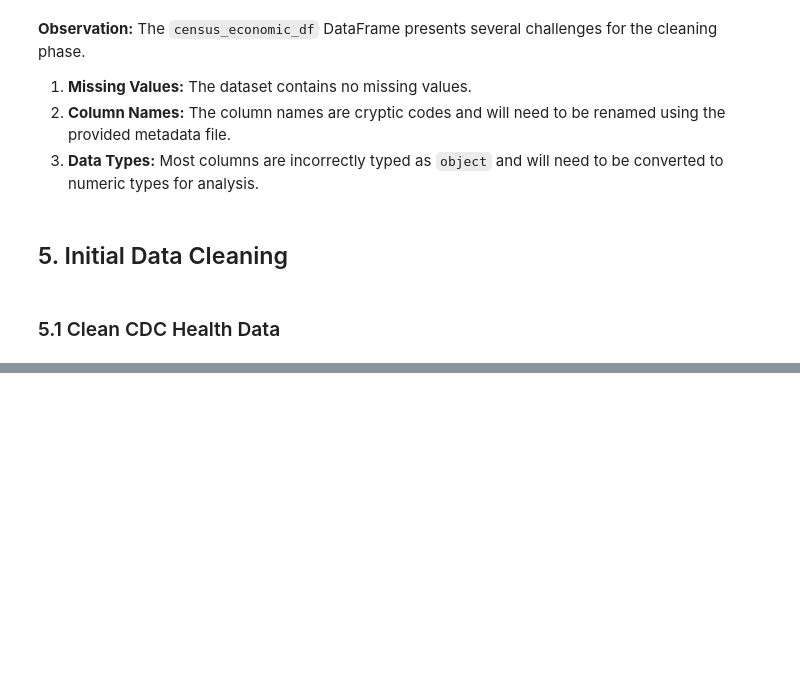
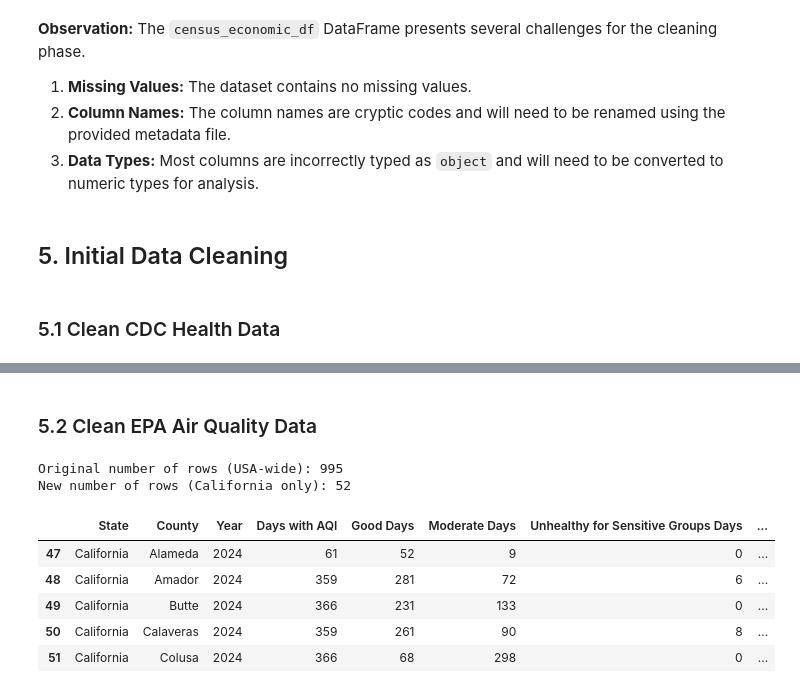
Before and after one commit to shilpa-kannan-11/Environmental-Quality-Index, a Jupyter notebook: notebooks/01_initial_data_exploration.ipynb, the cells around one changed output, grey strips where cells are left out. Saved outputs shown, nothing was run; the diff lists cells and outputs as text; code cells hidden in the pictures; blank space fills up the shorter version.

Commit message:
feat: Clean CDC health and EPA air quality datasets

```diff
--- a/notebooks/01_initial_data_exploration.ipynb
+++ b/notebooks/01_initial_data_exploration.ipynb
@@ -172,0 +255,24 @@ Index(['Year', 'StateAbbr', 'StateDesc', 'LocationName', 'DataSource',
+# %% [markdown]
+### 5.2 Clean EPA Air Quality Data
+# %%
+# Display the original number of rows for comparison
+print(f"Original number of rows (USA-wide): {len(epa_aqi_df)}")
+
+# Filter the DataFrame to only include rows where the 'State' is 'California'
+# Using .copy() is important to ensure our new DataFrame is independent
+epa_aqi_df_cleaned = epa_aqi_df[epa_aqi_df['State'] == 'California'].copy()
+
+# Display the new number of rows
+print(f"New number of rows (California only): {len(epa_aqi_df_cleaned)}")
+
+# Display the first few rows of the new, filtered DataFrame to confirm
+epa_aqi_df_cleaned.head()
+# %% [output]
+Original number of rows (USA-wide): 995
+New number of rows (California only): 52
+|  | State | County | Year | Days with AQI | Good Days | Moderate Days | Unhealthy for Sensitive Groups Days | ... |
+| 47 | California | Alameda | 2024 | 61 | 52 | 9 | 0 | ... |
+| 48 | California | Amador | 2024 | 359 | 281 | 72 | 6 | ... |
+| 49 | California | Butte | 2024 | 366 | 231 | 133 | 0 | ... |
+| 50 | California | Calaveras | 2024 | 359 | 261 | 90 | 8 | ... |
+| 51 | California | Colusa | 2024 | 366 | 68 | 298 | 0 | ... |
```
Also changed, not shown: parts of 5 cells of this notebook.
